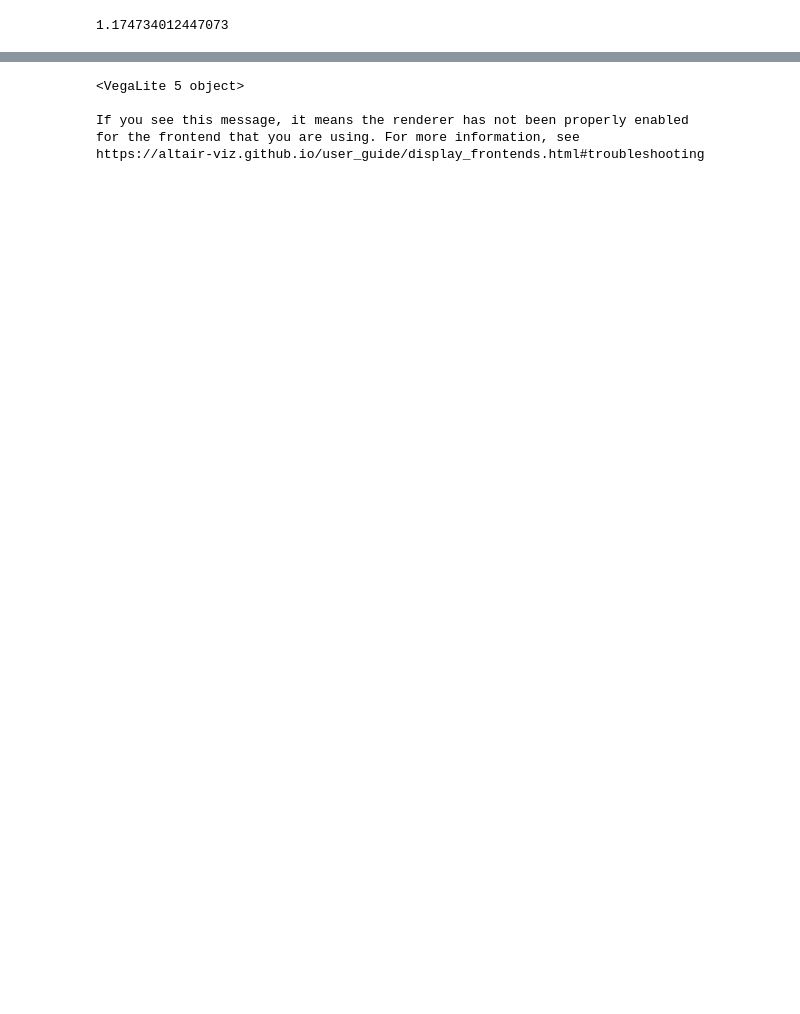
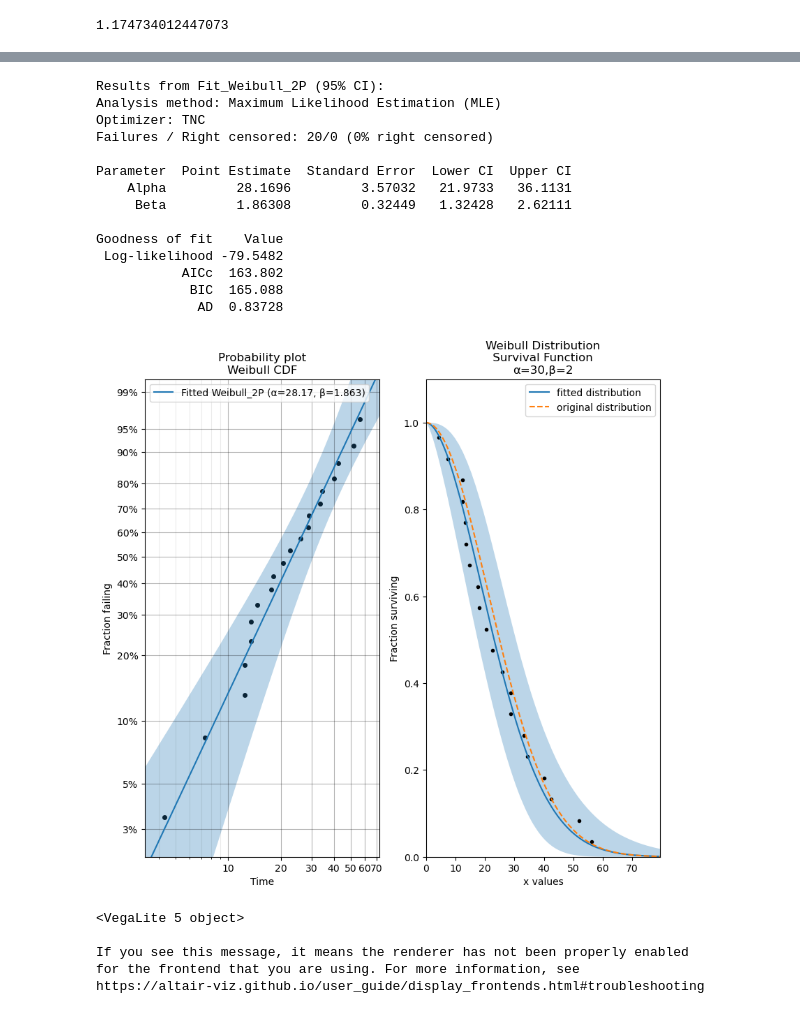
Before and after one commit to noriskworld/robust, a Jupyter notebook: robust.ipynb, the cells around one changed output, grey strips where cells are left out. Cells and saved outputs as stored; diff of their text form; code cells hidden in the pictures; blank space fills up the shorter version.

```diff
--- a/robust.ipynb
+++ b/robust.ipynb
@@ -124,3 +200,35 @@ plt.show()
+# %%
+from reliability.Distributions import Weibull_Distribution
+from reliability.Fitters import Fit_Weibull_2P
+from reliability.Probability_plotting import plot_points
+import matplotlib.pyplot as plt
+
+dist = Weibull_Distribution(alpha=30, beta=2)  # creates the distribution object
+data = dist.random_samples(20, seed=42)  # draws 20 samples from the distribution. Seeded for repeatability
+plt.subplot(121)
+fit = Fit_Weibull_2P(failures=data)  # fits a Weibull distribution to the data and generates the probability plot
+plt.subplot(122)
+fit.distribution.SF(label='fitted distribution')  # uses the distribution object from Fit_Weibull_2P and plots the survival function
+dist.SF(label='original distribution', linestyle='--') # plots the survival function of the original distribution
+plot_points(failures=data, func='SF')  # overlays the original data on the survival function
+plt.legend()
+plt.show()
+# %% [output]
+Results from Fit_Weibull_2P (95% CI):
+Analysis method: Maximum Likelihood Estimation (MLE)
+Optimizer: TNC
+Failures / Right censored: 20/0 (0% right censored)
+
+Parameter  Point Estimate  Standard Error  Lower CI  Upper CI
+    Alpha         28.1696         3.57032   21.9733   36.1131
+     Beta         1.86308         0.32449   1.32428   2.62111
+
+Goodness of fit    Value
+ Log-likelihood -79.5482
+           AICc  163.802
+            BIC  165.088
+             AD  0.83728
+[figure, added]
 # %%
 # import altair with an abbreviated alias
 import altair as alt
```
Also changed, not shown: parts of 8 cells of this notebook, 6 other files.
